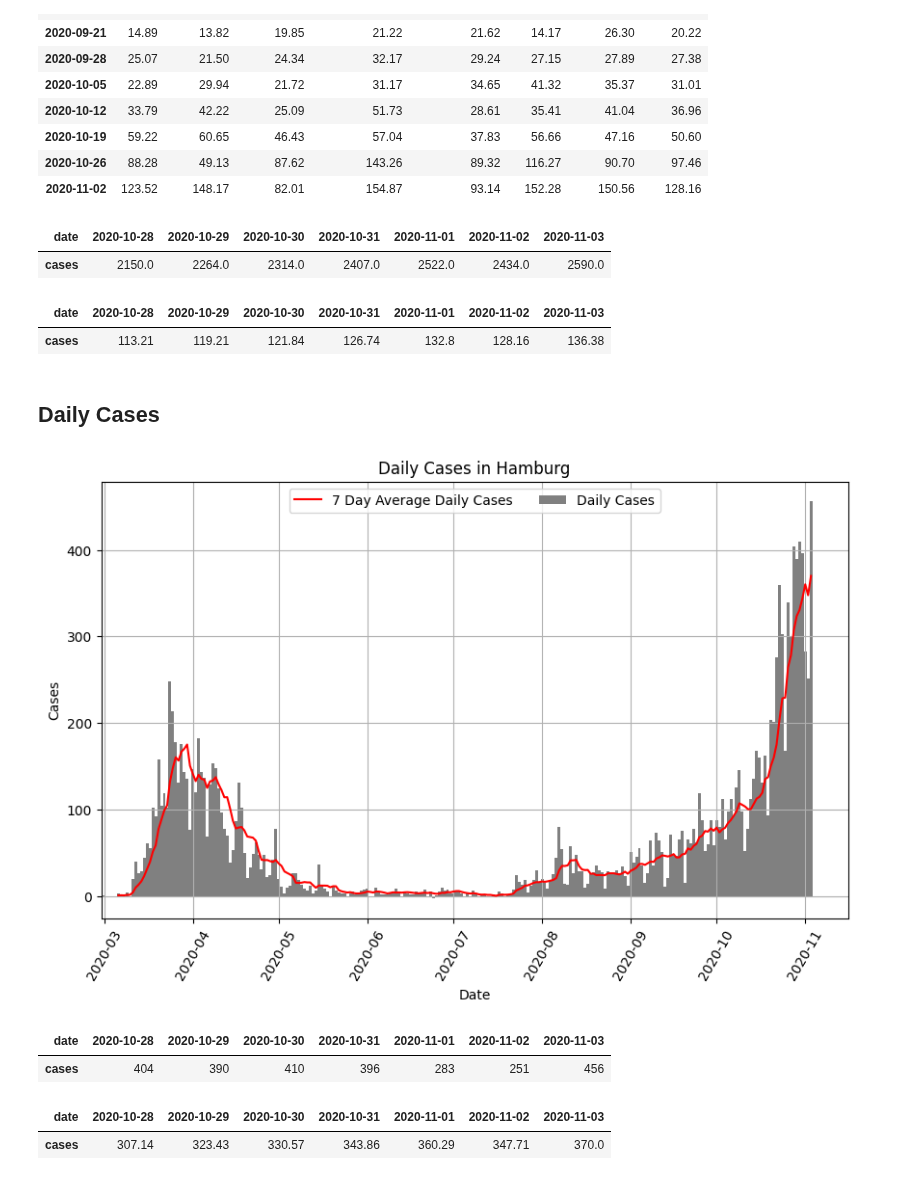
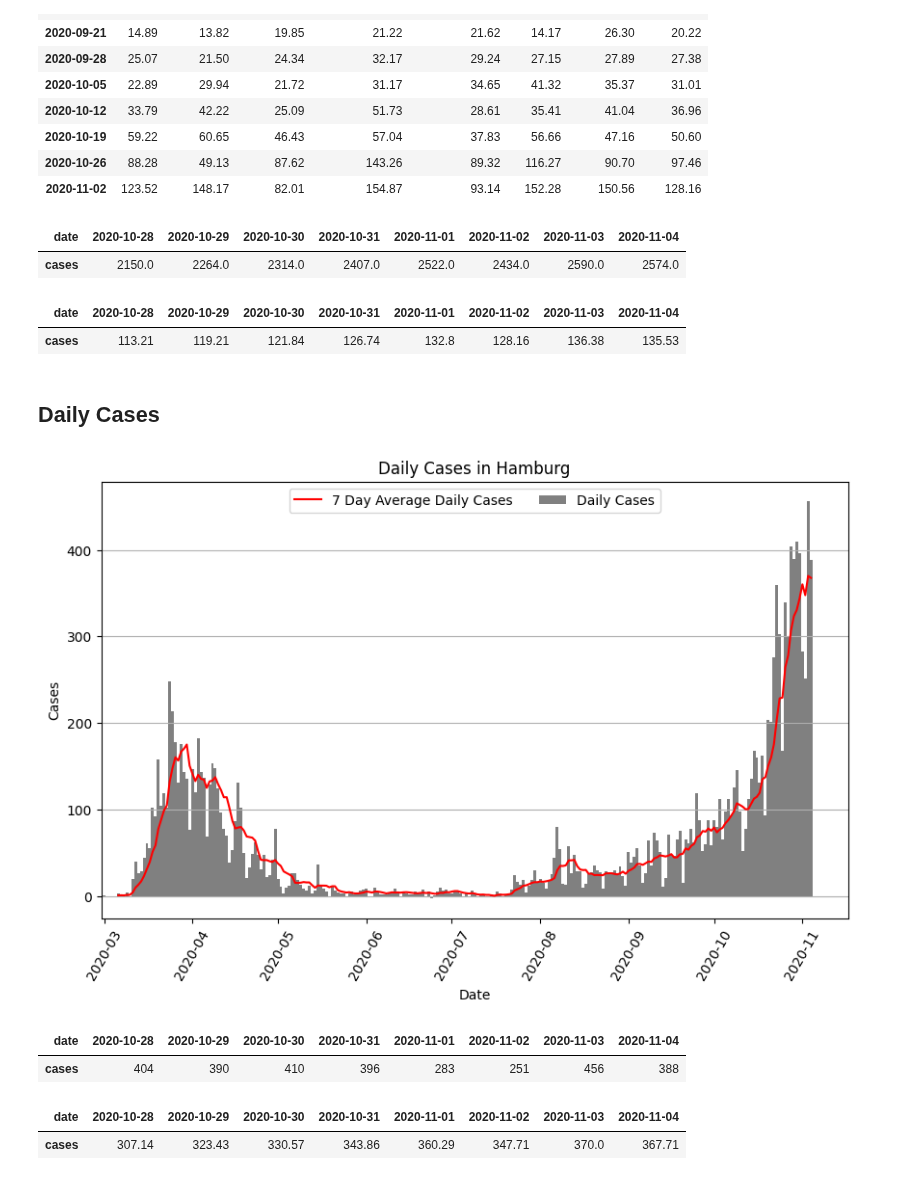
Before and after one commit to b3orn/corona-hamburg, a Jupyter notebook: corona-hamburg.ipynb, the cells around one changed output. Saved outputs shown, nothing was run; the diff lists cells and outputs as text; code cells hidden in the pictures.

```diff
--- a/corona-hamburg.ipynb
+++ b/corona-hamburg.ipynb
@@ -244,37 +244,37 @@ new_cases.tail(10)
 | 2020-10-26 | 88.28 | 49.13 | 87.62 | 143.26 | 89.32 | 116.27 | 90.70 | 97.46 |
 | 2020-11-02 | 123.52 | 148.17 | 82.01 | 154.87 | 93.14 | 152.28 | 150.56 | 128.16 |
 # %%
-daily_cases_rolling7.tail(7).T
+daily_cases_rolling7.tail(8).T
 # %% [output]
-| date | 2020-10-28 | 2020-10-29 | 2020-10-30 | 2020-10-31 | 2020-11-01 | 2020-11-02 | 2020-11-03 |
-| cases | 2150.0 | 2264.0 | 2314.0 | 2407.0 | 2522.0 | 2434.0 | 2590.0 |
+| date | 2020-10-28 | 2020-10-29 | 2020-10-30 | 2020-10-31 | 2020-11-01 | 2020-11-02 | 2020-11-03 | 2020-11-04 |
+| cases | 2150.0 | 2264.0 | 2314.0 | 2407.0 | 2522.0 | 2434.0 | 2590.0 | 2574.0 |
 # %%
-(daily_cases_rolling7 / BOROUGHS["Hamburg"] * 1e5).tail(7).round(2).T
+(daily_cases_rolling7 / BOROUGHS["Hamburg"] * 1e5).tail(8).round(2).T
 # %% [output]
-| date | 2020-10-28 | 2020-10-29 | 2020-10-30 | 2020-10-31 | 2020-11-01 | 2020-11-02 | 2020-11-03 |
-| cases | 113.21 | 119.21 | 121.84 | 126.74 | 132.8 | 128.16 | 136.38 |
+| date | 2020-10-28 | 2020-10-29 | 2020-10-30 | 2020-10-31 | 2020-11-01 | 2020-11-02 | 2020-11-03 | 2020-11-04 |
+| cases | 113.21 | 119.21 | 121.84 | 126.74 | 132.8 | 128.16 | 136.38 | 135.53 |
 # %% [markdown]
 ## Daily Cases
 # %%
 plt.bar(daily_cases.index, daily_cases.values.T[0], width=1, color="grey", label="Daily Cases")
 plt.plot(daily_cases_rolling7.index, daily_cases_rolling7 / 7, "red", label="7 Day Average Daily Cases")
 plt.title("Daily Cases in Hamburg")
 plt.legend(loc="upper center", ncol=3)
 plt.xlabel("Date")
 plt.ylabel("Cases")
 plt.xticks(rotation=60)
 plt.xlim(xmin=daily_cases.index[0])
-plt.grid()
+plt.grid(axis="y")
 plt.show()
 # %% [output]
-[figure, old version]
+[figure, new version]
 # %%
-daily_cases.tail(7).T
+daily_cases.tail(8).T
 # %% [output]
-| date | 2020-10-28 | 2020-10-29 | 2020-10-30 | 2020-10-31 | 2020-11-01 | 2020-11-02 | 2020-11-03 |
-| cases | 404 | 390 | 410 | 396 | 283 | 251 | 456 |
+| date | 2020-10-28 | 2020-10-29 | 2020-10-30 | 2020-10-31 | 2020-11-01 | 2020-11-02 | 2020-11-03 | 2020-11-04 |
+| cases | 404 | 390 | 410 | 396 | 283 | 251 | 456 | 388 |
 # %%
-(daily_cases_rolling7 / 7).tail(7).T.round(2)
+(daily_cases_rolling7 / 7).tail(8).T.round(2)
 # %% [output]
-| date | 2020-10-28 | 2020-10-29 | 2020-10-30 | 2020-10-31 | 2020-11-01 | 2020-11-02 | 2020-11-03 |
-| cases | 307.14 | 323.43 | 330.57 | 343.86 | 360.29 | 347.71 | 370.0 |
+| date | 2020-10-28 | 2020-10-29 | 2020-10-30 | 2020-10-31 | 2020-11-01 | 2020-11-02 | 2020-11-03 | 2020-11-04 |
+| cases | 307.14 | 323.43 | 330.57 | 343.86 | 360.29 | 347.71 | 370.0 | 367.71 |
```
Also changed, not shown: parts of 4 cells of this notebook, 2 other files.
